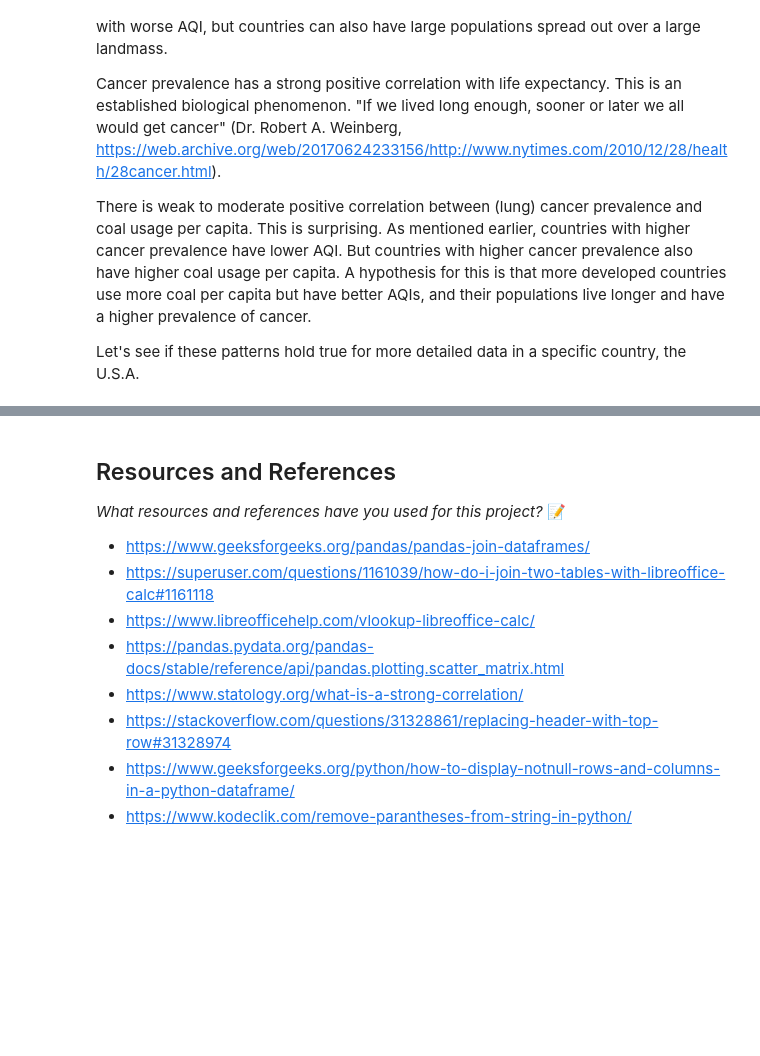
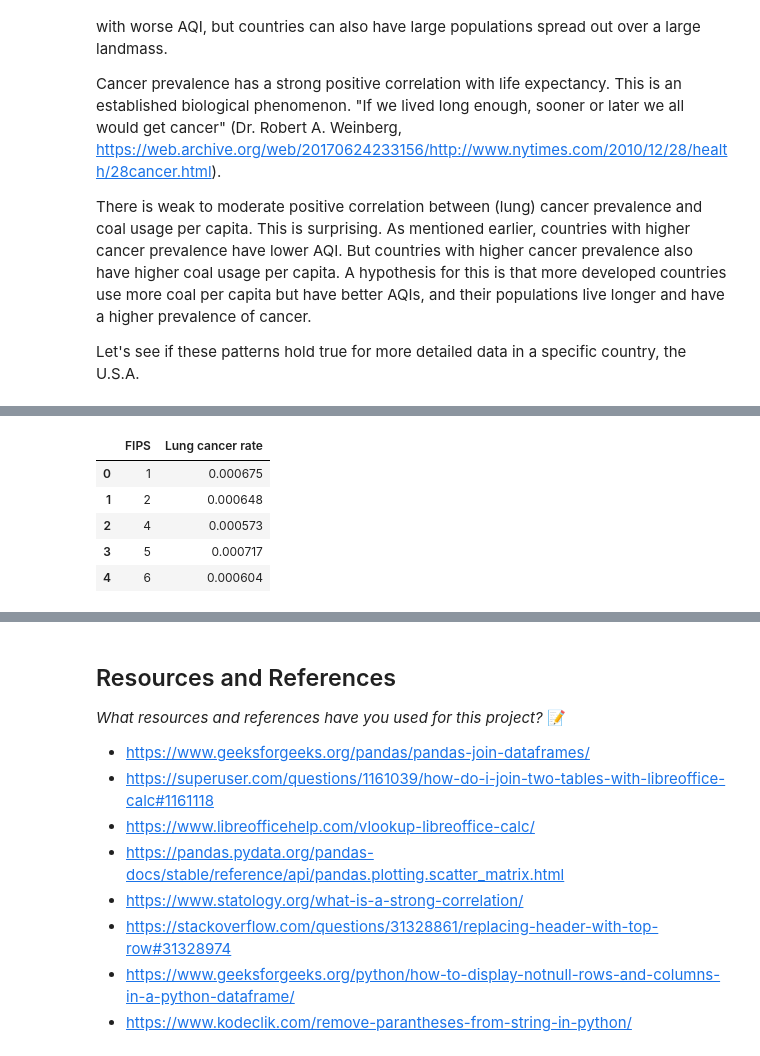
Before and after one commit to IT4063C001-Fall2025/final-project-iselekp, a Jupyter notebook: source.ipynb, the cells around one changed output, grey strips where cells are left out. Cells and saved outputs as stored; diff of their text form; code cells hidden in the pictures; blank space fills up the shorter version.

```diff
--- a/source.ipynb
+++ b/source.ipynb
@@ -369 +380,10 @@ memory usage: 30.2+ KB
+# %%
+cty_lung_cancer_mean.head(5)
+# %% [output]
+|  | FIPS | Lung cancer rate |
+| 0 | 1 | 0.000675 |
+| 1 | 2 | 0.000648 |
+| 2 | 4 | 0.000573 |
+| 3 | 5 | 0.000717 |
+| 4 | 6 | 0.000604 |
 # %%
```
Also changed, not shown: parts of 18 cells of this notebook, 4 other files.
